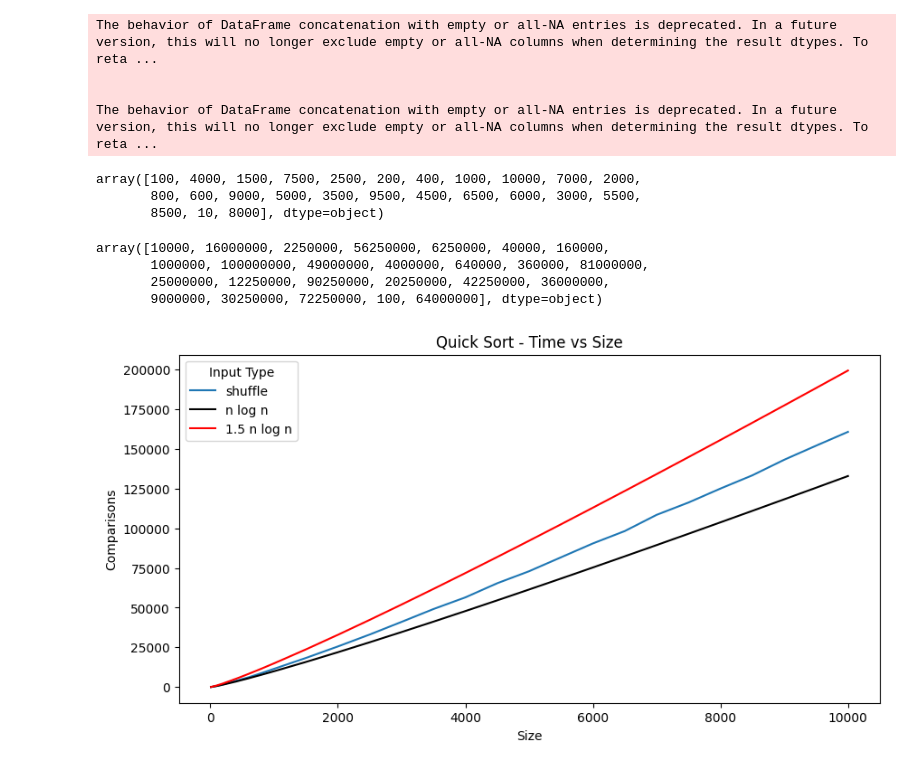
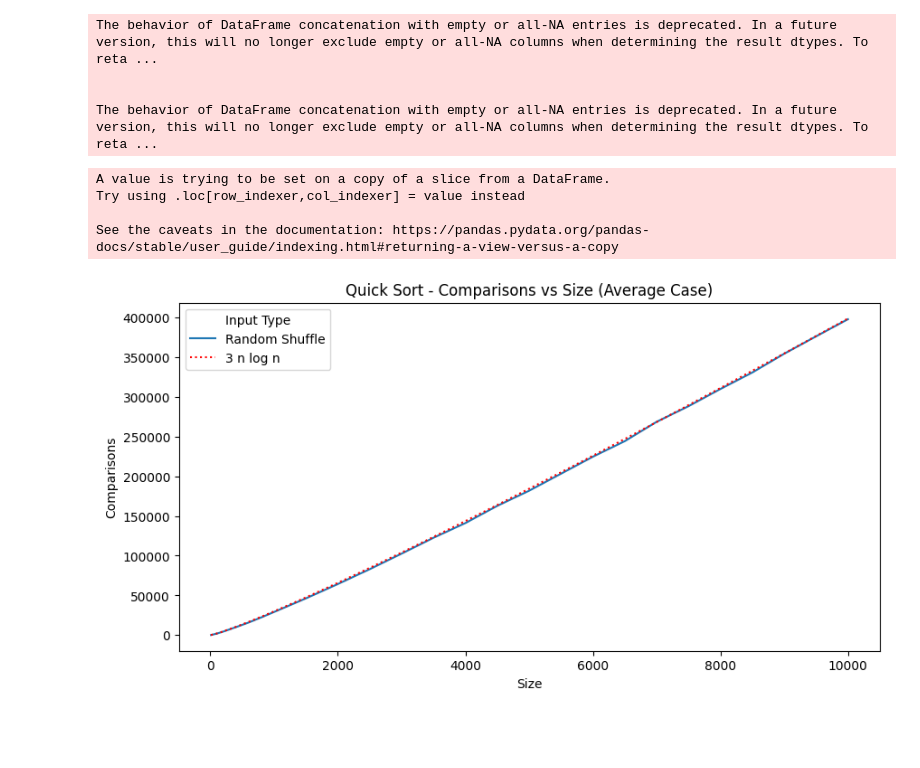
Before and after one commit to DAA-T1/cmplx, a Jupyter notebook: benchmarker/analyzer.ipynb, the cells around one changed output. Saved outputs shown, nothing was run; the diff lists cells and outputs as text; code cells hidden in the pictures; blank space fills up the shorter version.

```diff
--- a/benchmarker/analyzer.ipynb
+++ b/benchmarker/analyzer.ipynb
@@ -144,37 +68,32 @@ heap_data["Algorithm"] = "heap"
 quick_data["Algorithm"] = "quick"
 
 data = pd.concat([heap_data, quick_data])
+
+data["Time"] = data["Time"].apply(lambda x: round(x/1e6, 2))
 # %% [output]
 The behavior of DataFrame concatenation with empty or all-NA entries is deprecated. In a future version, this will no longer exclude empty or all-NA columns when determining the result dtypes. To reta ...
 
 
 The behavior of DataFrame concatenation with empty or all-NA entries is deprecated. In a future version, this will no longer exclude empty or all-NA columns when determining the result dtypes. To reta ...
-# %%
-data[data["Algorithm"] == "quick"]["Size"].unique()
-# %% [output]
-array([100, 4000, 1500, 7500, 2500, 200, 400, 1000, 10000, 7000, 2000,
-       800, 600, 9000, 5000, 3500, 9500, 4500, 6500, 6000, 3000, 5500,
-       8500, 10, 8000], dtype=object)
-# %%
-(data[data["Algorithm"] == "quick"]["Size"] * data[data["Algorithm"] == "quick"]["Size"]).unique()
-# %% [output]
-array([10000, 16000000, 2250000, 56250000, 6250000, 40000, 160000,
-       1000000, 100000000, 49000000, 4000000, 640000, 360000, 81000000,
-       25000000, 12250000, 90250000, 20250000, 42250000, 36000000,
-       9000000, 30250000, 72250000, 100, 64000000], dtype=object)
 # %%
 plt.figure(figsize=(10, 5))
-plt.title("Quick Sort - Time vs Size")
+plt.title("Quick Sort - Comparisons vs Size (Average Case)")
 dqs = data[(data["Algorithm"] == "quick") & (data["Type"] == "shuffle")]
+
+dqs["Type"] = dqs["Type"].replace("shuffle", "Random Shuffle")
 
 sns.lineplot(data=dqs, x="Size", y="Comparisons", hue="Type")
 # line plot n log n
-plt.plot(sorted(dqs["Size"].unique()), sorted((dqs["Size"] * dqs["Size"].apply(lambda x: math.log(x, 2))).unique()), label="n log n", color="black")
+# plt.plot(sorted(dqs["Size"].unique()), sorted((dqs["Size"] * dqs["Size"].apply(lambda x: math.log(x, 2))).unique()), label="n log n", color="black")
 
-plt.plot(sorted(dqs["Size"].unique()), sorted((dqs["Size"] * dqs["Size"].apply(lambda x: math.log(x, 2)) * 1.5).unique()), label="1.5 n log n", color="red")
+plt.plot(sorted(dqs["Size"].unique()), sorted((dqs["Size"] * dqs["Size"].apply(lambda x: math.log(x, 2)) * 3).unique()), label="3 n log n", color="red", linestyle=":")
 # line plot n^2
 # plt.plot(sorted(data[data["Algorithm"] == "quick"]["Size "].unique()), sorted((data[data["Algorithm"] == "quick"]["Size"] * data[data["Algorithm"] == "quick"]["Size"]).unique()), label="n^2", color="red")
 plt.legend(title="Input Type")
 plt.show()
 # %% [output]
+A value is trying to be set on a copy of a slice from a DataFrame.
+Try using .loc[row_indexer,col_indexer] = value instead
+
+See the caveats in the documentation: https://pandas.pydata.org/pandas-docs/stable/user_guide/indexing.html#returning-a-view-versus-a-copy
-[figure, old version]
+[figure, new version]
```
Also changed, not shown: parts of 16 cells of this notebook.
